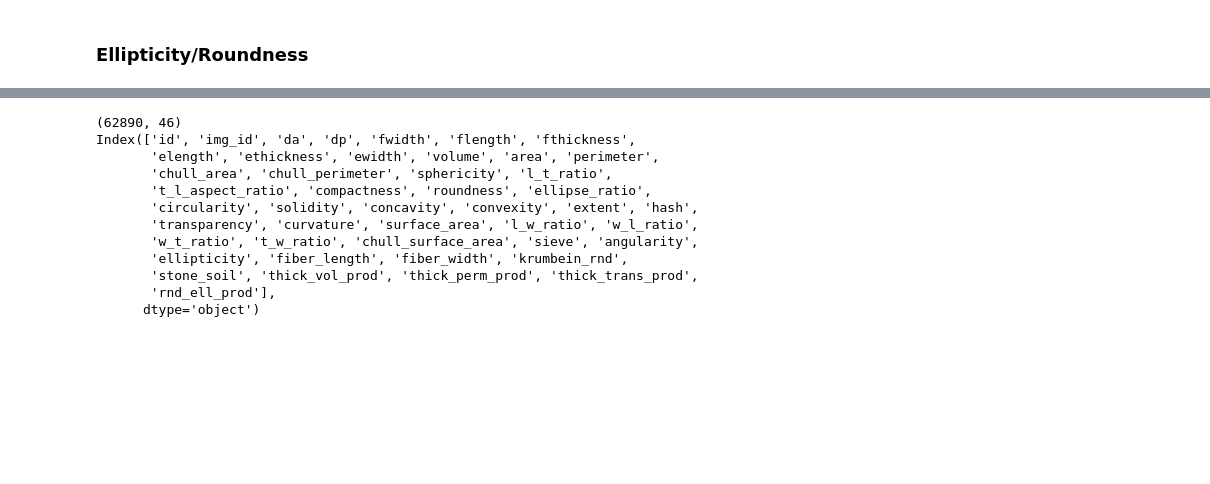
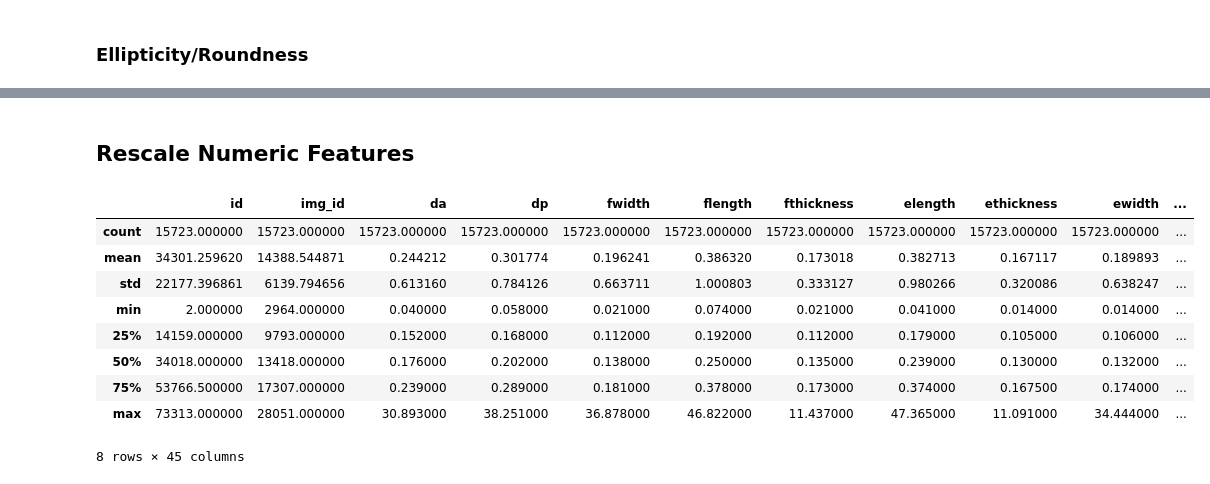
Before and after one commit to sheacon/ancient_toolmaking, a Jupyter notebook: 30-feature-engineering.ipynb, the cells around one changed output, grey strips where cells are left out. Drawn from its saved outputs; the diff is of its cells as text; code cells hidden in the pictures; blank space fills up the shorter version.

```diff
--- a/30-feature-engineering.ipynb
+++ b/30-feature-engineering.ipynb
@@ -111,20 +112,21 @@ sns.jointplot(
 full_data['rnd_ell_prod'] = (full_data['roundness'] * full_data['ellipticity'])
 train_data['rnd_ell_prod'] = (train_data['roundness'] * train_data['ellipticity'])
 test_data['rnd_ell_prod'] = (test_data['roundness'] * test_data['ellipticity'])
-# %%
-# data basics
-print(train_data.shape)
-print(train_data.columns)
-# %% [output]
-(62890, 46)
-Index(['id', 'img_id', 'da', 'dp', 'fwidth', 'flength', 'fthickness',
-       'elength', 'ethickness', 'ewidth', 'volume', 'area', 'perimeter',
-       'chull_area', 'chull_perimeter', 'sphericity', 'l_t_ratio',
-       't_l_aspect_ratio', 'compactness', 'roundness', 'ellipse_ratio',
-       'circularity', 'solidity', 'concavity', 'convexity', 'extent', 'hash',
-       'transparency', 'curvature', 'surface_area', 'l_w_ratio', 'w_l_ratio',
-       'w_t_ratio', 't_w_ratio', 'chull_surface_area', 'sieve', 'angularity',
-       'ellipticity', 'fiber_length', 'fiber_width', 'krumbein_rnd',
-       'stone_soil', 'thick_vol_prod', 'thick_perm_prod', 'thick_trans_prod',
-       'rnd_ell_prod'],
-      dtype='object')
+# %% [markdown]
+## Rescale Numeric Features
+# %%
+# review numeric variables
+full_data.describe()
+train_data.describe()
+test_data.describe()
+# %% [output]
+|  | id | img_id | da | dp | fwidth | flength | fthickness | elength | ethickness | ewidth | ... |
+| count | 15723.000000 | 15723.000000 | 15723.000000 | 15723.000000 | 15723.000000 | 15723.000000 | 15723.000000 | 15723.000000 | 15723.000000 | 15723.000000 | ... |
+| mean | 34301.259620 | 14388.544871 | 0.244212 | 0.301774 | 0.196241 | 0.386320 | 0.173018 | 0.382713 | 0.167117 | 0.189893 | ... |
+| std | 22177.396861 | 6139.794656 | 0.613160 | 0.784126 | 0.663711 | 1.000803 | 0.333127 | 0.980266 | 0.320086 | 0.638247 | ... |
+| min | 2.000000 | 2964.000000 | 0.040000 | 0.058000 | 0.021000 | 0.074000 | 0.021000 | 0.041000 | 0.014000 | 0.014000 | ... |
+| 25% | 14159.000000 | 9793.000000 | 0.152000 | 0.168000 | 0.112000 | 0.192000 | 0.112000 | 0.179000 | 0.105000 | 0.106000 | ... |
+| 50% | 34018.000000 | 13418.000000 | 0.176000 | 0.202000 | 0.138000 | 0.250000 | 0.135000 | 0.239000 | 0.130000 | 0.132000 | ... |
+| 75% | 53766.500000 | 17307.000000 | 0.239000 | 0.289000 | 0.181000 | 0.378000 | 0.173000 | 0.374000 | 0.167500 | 0.174000 | ... |
+| max | 73313.000000 | 28051.000000 | 30.893000 | 38.251000 | 36.878000 | 46.822000 | 11.437000 | 47.365000 | 11.091000 | 34.444000 | ... |
+8 rows × 45 columns
```
Also changed, not shown: parts of 19 cells of this notebook, 2 other files.
